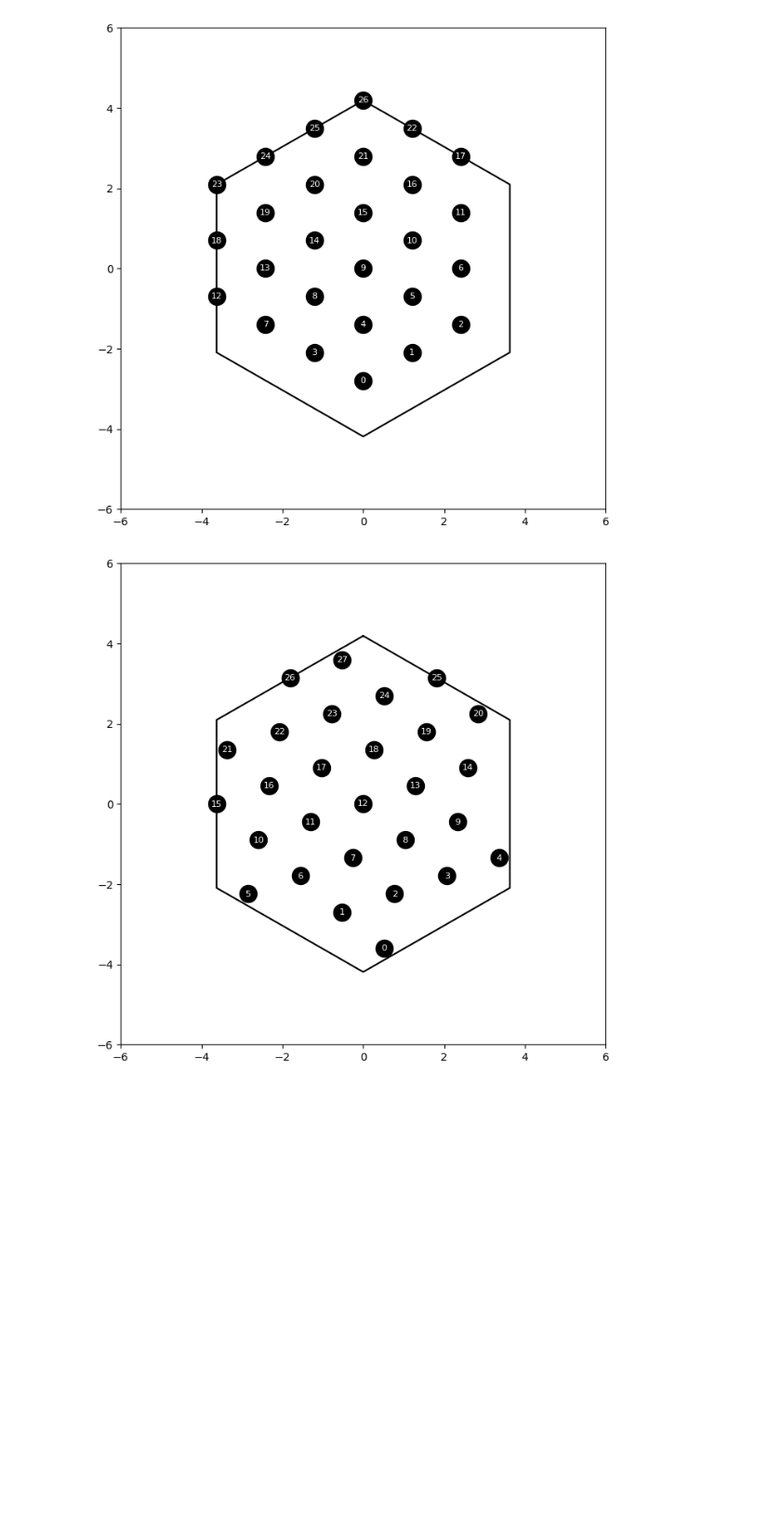
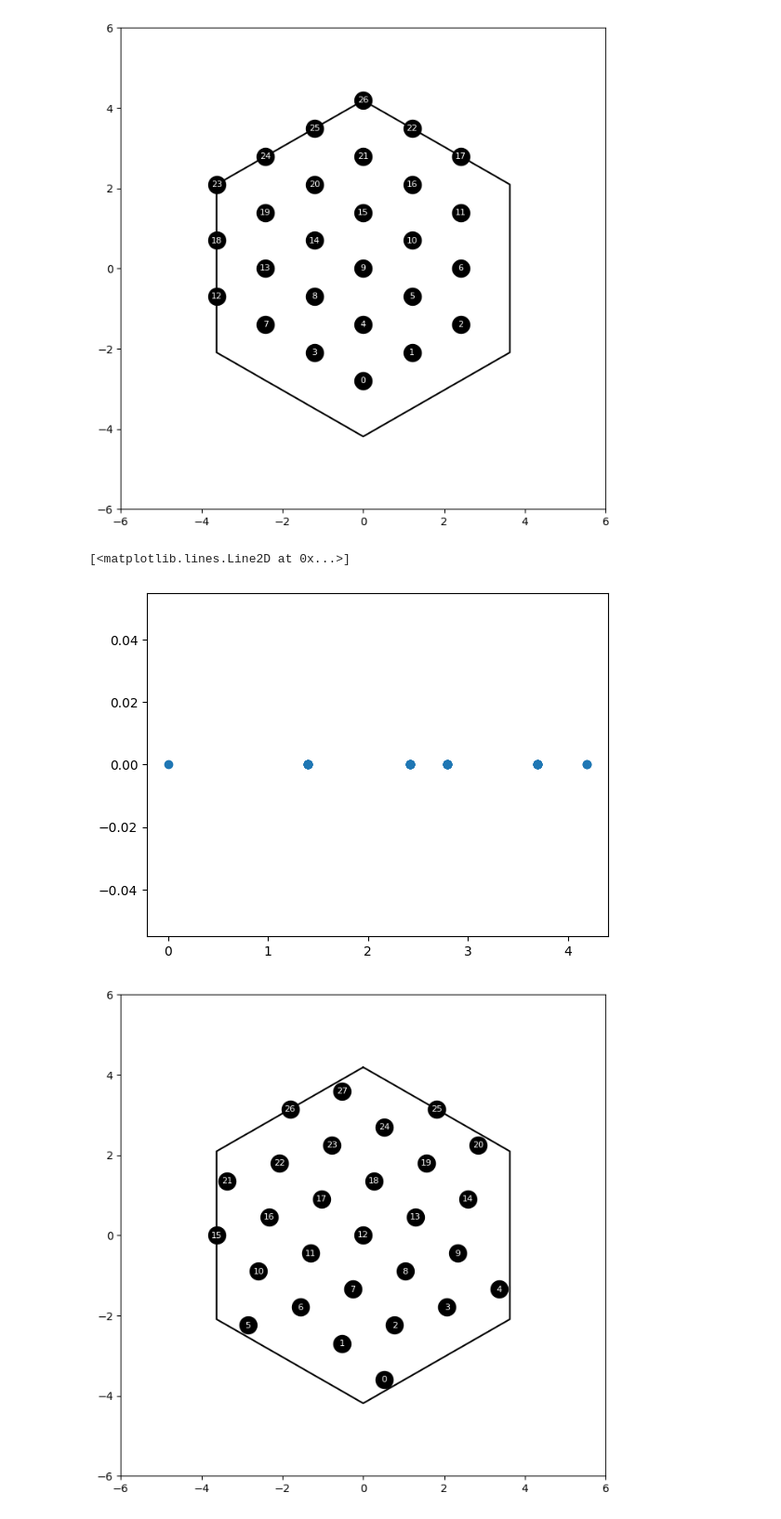
Before and after one commit to pco0511/acband-laughlin-instability, a Jupyter notebook: bz_test.ipynb, the cells around one changed output. Shown at 93% size. Drawn from its saved outputs; the diff is of its cells as text; code cells hidden in the pictures; blank space fills up the shorter version.

```diff
--- a/bz_test.ipynb
+++ b/bz_test.ipynb
@@ -15,7 +14,9 @@ from src.acband import projected_hamiltonian
 sqrt3 = np.sqrt(3)
 e1 = np.array([1, 0])
 e2 = np.array([0, 1])
-a_M = 1.0
+lB = 1.0
+# a_M = 1.0
+a_M = (((4 * np.pi) / sqrt3) ** 0.5) * lB
 a1 = a_M * e2
 a2 = a_M * ((-sqrt3 / 2) * e1 + (1 / 2) * e2)
 lattice = Lattice2D(np.stack([a1, a2]))
@@ -66,6 +67,15 @@ ax.set_ylim(-6, 6)
 plt.show()
 # %% [output]
 [figure]
+# %%
+k_norms = []
+for k in bz_27.k_points:
+    k_norms.append(np.linalg.norm(k))
+
+plt.plot(k_norms, [0] * len(k_norms),'o')
+# %% [output]
+[<matplotlib.lines.Line2D at 0x...>]
+[figure, added]
 # %%
 sampled_momentums = bz_28.k_points
 R = 3 * np.linalg.norm(t1)
```
Also changed, not shown: parts of 1 cell of this notebook, 7 other files.
